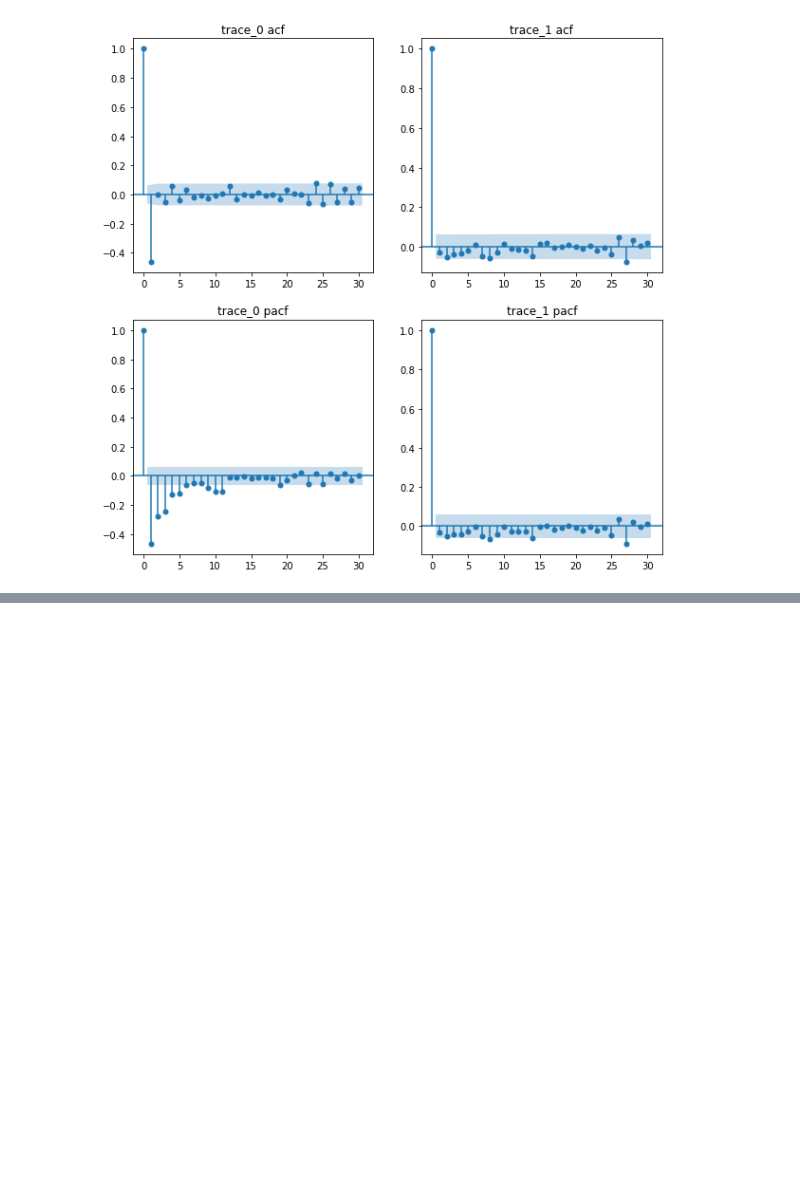
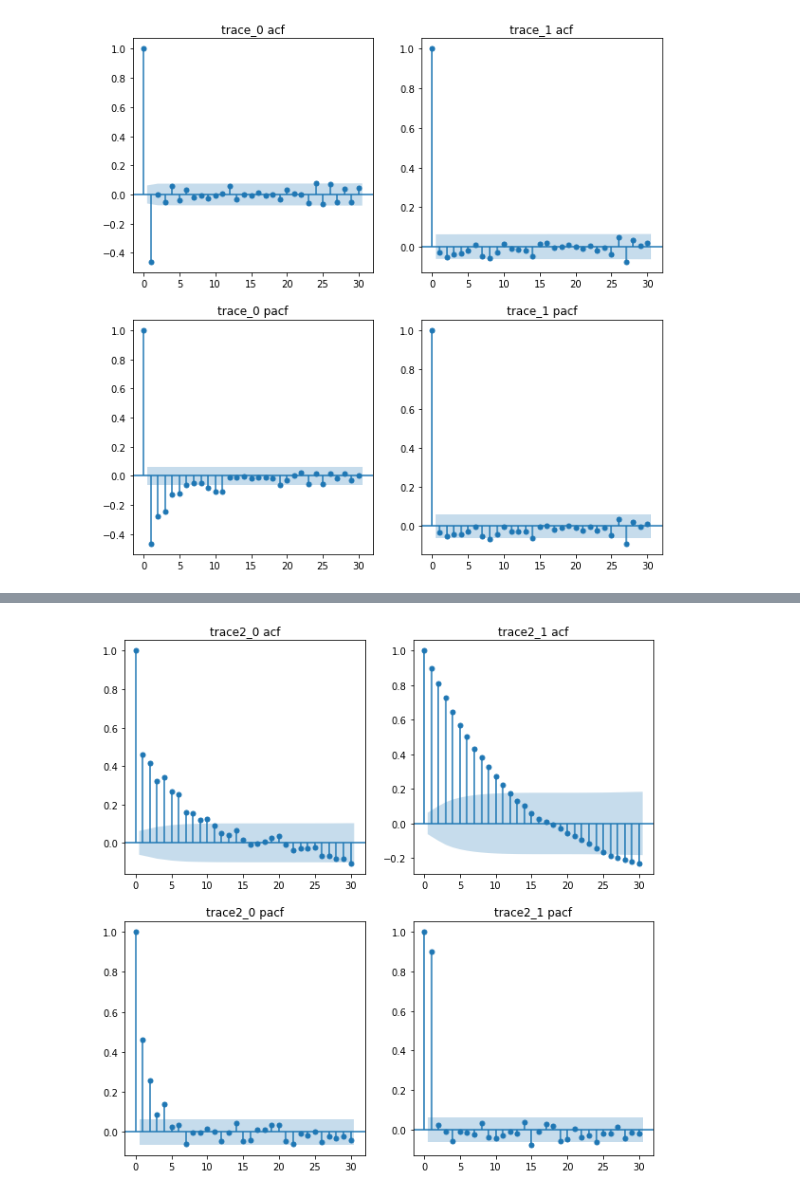
Before and after one commit to vb690/modules_comp_neuro_2021, a Jupyter notebook: advanced_quantitative_methods/units/9_time_series_analysis/unit_9_lab_assignement.ipynb, the cells around one changed output, grey strips where cells are left out. Cells and saved outputs as stored; diff of their text form; code cells hidden in the pictures; blank space fills up the shorter version.

```diff
--- a/advanced_quantitative_methods/units/9_time_series_analysis/unit_9_lab_assignement.ipynb
+++ b/advanced_quantitative_methods/units/9_time_series_analysis/unit_9_lab_assignement.ipynb
@@ -193,0 +215,4 @@ compute_acf_pacf(differenced_traces)
+# %%
+compute_acf_pacf(traces2)
+# %% [output]
+[figure, added]
```
Also changed, not shown: parts of 6 cells of this notebook.
